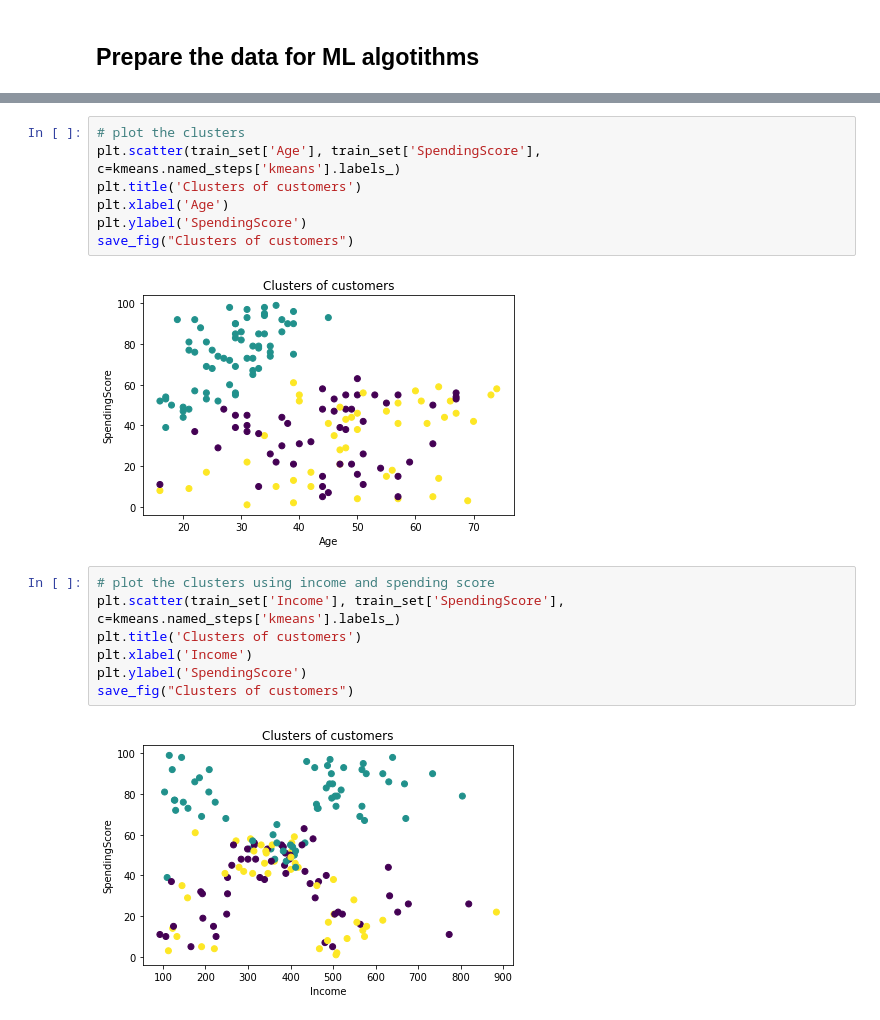
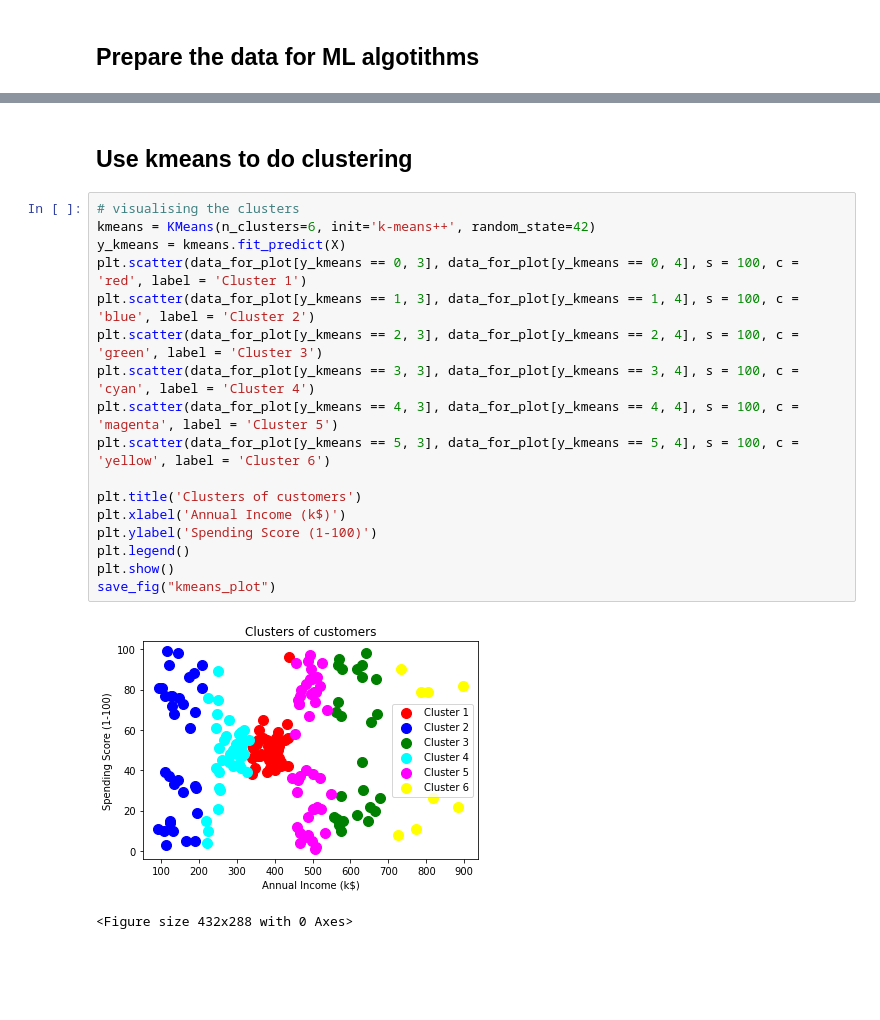
Before and after one commit to seanxuu/Machine-Learning-7126, a Jupyter notebook: assignment3.ipynb, the cells around one changed output, grey strips where cells are left out. Saved outputs shown, nothing was run; the diff lists cells and outputs as text; blank space fills up the shorter version.

```diff
--- a/assignment3.ipynb
+++ b/assignment3.ipynb
@@ -151,18 +138,22 @@ save_fig("The Silhouette Method")
-# %%
-# plot the clusters
-plt.scatter(train_set['Age'], train_set['SpendingScore'], c=kmeans.named_steps['kmeans'].labels_)
-plt.title('Clusters of customers')
-plt.xlabel('Age')
-plt.ylabel('SpendingScore')
-save_fig("Clusters of customers")
-# %% [output]
-[figure, removed]
-# %%
-# plot the clusters using income and spending score
-plt.scatter(train_set['Income'], train_set['SpendingScore'], c=kmeans.named_steps['kmeans'].labels_)
-plt.title('Clusters of customers')
-plt.xlabel('Income')
-plt.ylabel('SpendingScore')
-save_fig("Clusters of customers")
-# %% [output]
-[figure, removed]
+# %% [markdown]
+## Use kmeans to do clustering
+# %%
+# visualising the clusters
+kmeans = KMeans(n_clusters=6, init='k-means++', random_state=42)
+y_kmeans = kmeans.fit_predict(X)
+plt.scatter(data_for_plot[y_kmeans == 0, 3], data_for_plot[y_kmeans == 0, 4], s = 100, c = 'red', label = 'Cluster 1')
+plt.scatter(data_for_plot[y_kmeans == 1, 3], data_for_plot[y_kmeans == 1, 4], s = 100, c = 'blue', label = 'Cluster 2')
+plt.scatter(data_for_plot[y_kmeans == 2, 3], data_for_plot[y_kmeans == 2, 4], s = 100, c = 'green', label = 'Cluster 3')
+plt.scatter(data_for_plot[y_kmeans == 3, 3], data_for_plot[y_kmeans == 3, 4], s = 100, c = 'cyan', label = 'Cluster 4')
+plt.scatter(data_for_plot[y_kmeans == 4, 3], data_for_plot[y_kmeans == 4, 4], s = 100, c = 'magenta', label = 'Cluster 5')
+plt.scatter(data_for_plot[y_kmeans == 5, 3], data_for_plot[y_kmeans == 5, 4], s = 100, c = 'yellow', label = 'Cluster 6')
+
+plt.title('Clusters of customers')
+plt.xlabel('Annual Income (k$)')
+plt.ylabel('Spending Score (1-100)')
+plt.legend()
+plt.show()
+save_fig("kmeans_plot")
+# %% [output]
+[figure, added]
+<Figure size 432x288 with 0 Axes>
```
Also changed, not shown: parts of 8 cells of this notebook, 18 other files.
